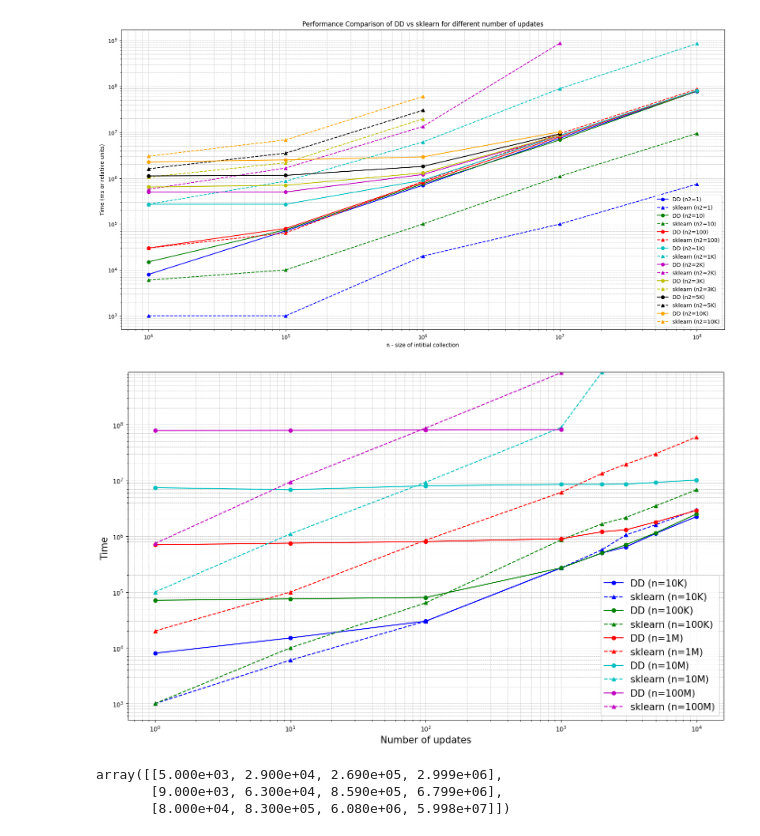
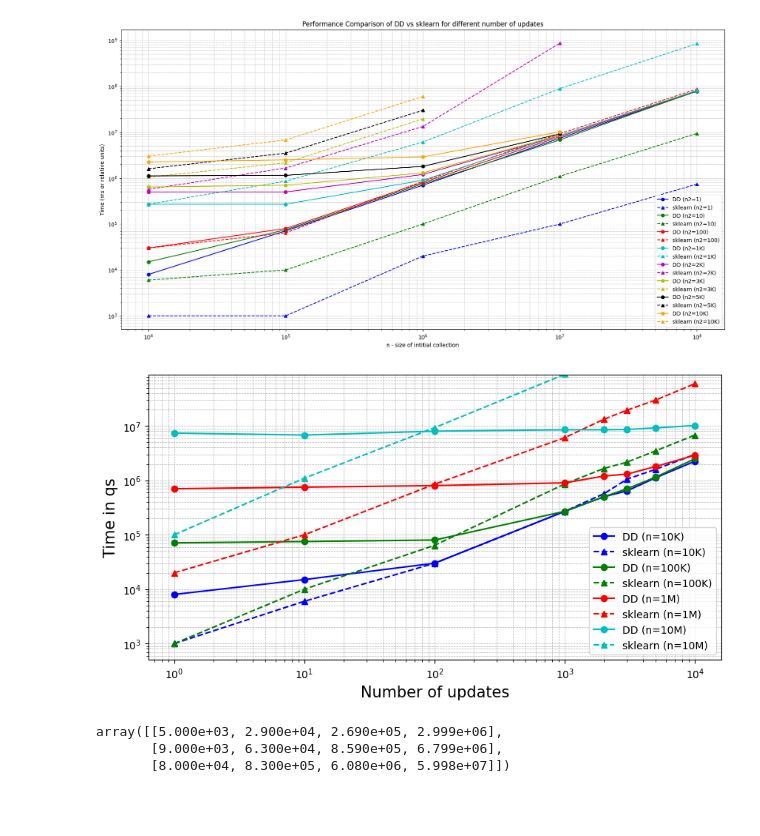
Before and after one commit to e-strauss/ExperimentDump, a Jupyter notebook: src/DD_experiments.ipynb, the cells around one changed output. Drawn from its saved outputs; the diff is of its cells as text; code cells hidden in the pictures; blank space fills up the shorter version.

```diff
--- a/src/DD_experiments.ipynb
+++ b/src/DD_experiments.ipynb
@@ -52,24 +52,24 @@ plt.show()
 [figure]
 # %%
 # Plotting
-plt.figure(figsize=(17, 10))
+plt.figure(figsize=(10, 5))
 
-for i, n in enumerate(n_values):
+for i, n in enumerate(n_values[:-1]):
     if i in [0, 1, 2, 3, 4, 5, 6]:
         plt.plot(n2_values, prototype_1.T[:, i], marker=markers[0], linestyle='-', color=colors[i], label=f'DD (n={n_values_str[i]})')
         plt.plot(n2_values, prototype_2.T[:, i], marker=markers[3], linestyle='--', color=colors[i], label=f'sklearn (n={n_values_str[i]})')
 
 plt.xscale('log')  # Log scale for better visualization
 plt.yscale('log')  # Log scale since values vary a lot
 plt.xlabel('Number of updates', fontsize=15)
-plt.ylabel('Time ', fontsize=15)
+plt.ylabel('Time in qs', fontsize=15)
 ax = plt.gca()
-ax.set_ylim([0, 871000000])
-plt.legend(loc=4, prop={'size': 15})
+ax.set_ylim([0, 87100000])
+plt.legend(loc=4, prop={'size': 10})
 plt.grid(True, which='both', linestyle='--', linewidth=0.5)
 plt.show()
 # %% [output]
-[figure, old version]
+[figure, new version]
 # %%
 dd = np.array([[668, 5988, 61618, 610684, 6284705],
                  [655,5870,58900,629149,6160872],
```
Also changed, not shown: 5 other files.
